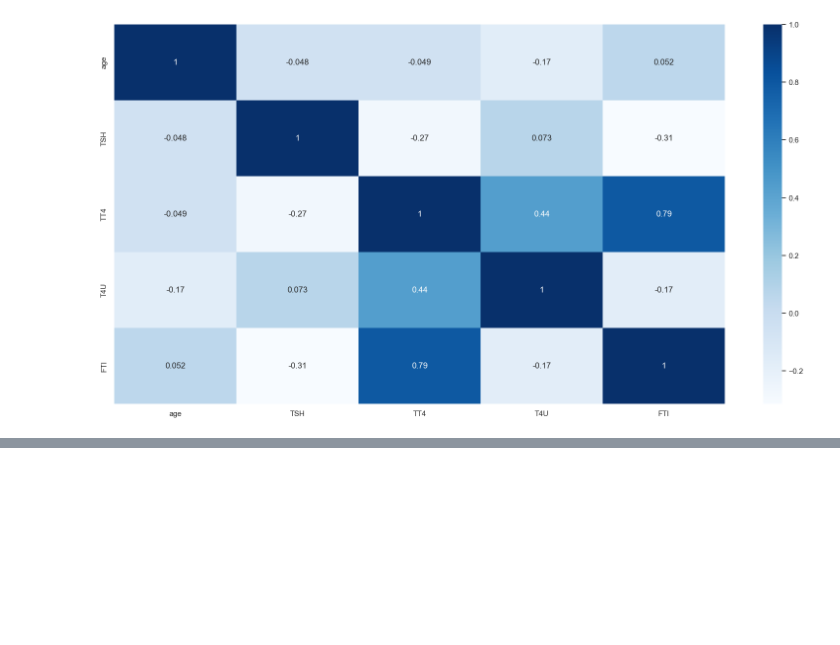
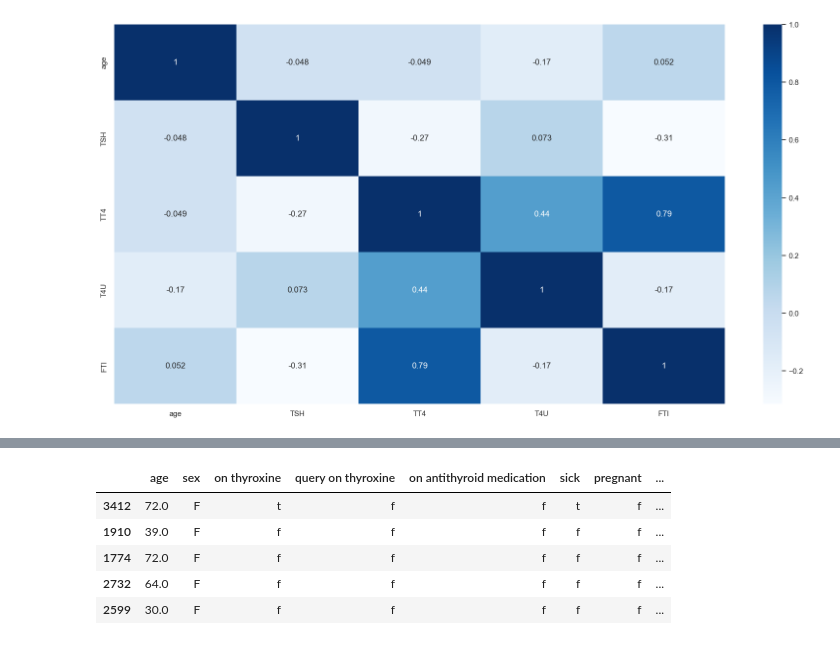
Before and after one commit to DSCI-310-2023/dsci-310-group-17, a Jupyter notebook: analysis.ipynb, the cells around one changed output, grey strips where cells are left out. Cells and saved outputs as stored; diff of their text form; code cells hidden in the pictures; blank space fills up the shorter version.

```diff
--- a/analysis.ipynb
+++ b/analysis.ipynb
@@ -151,0 +162,13 @@ Figure 2: Realization of class counts
+# %%
+## Splitting data
+X = hypo_clean.drop(columns = "binaryClass")
+y = hypo_clean['binaryClass']
+X_train, X_test, y_train, y_test = train_test_split(X, y, test_size = 0.3)
+X_train.head()
+# %% [output]
+|  | age | sex | on thyroxine | query on thyroxine | on antithyroid medication | sick | pregnant | ... |
+| 3412 | 72.0 | F | t | f | f | t | f | ... |
+| 1910 | 39.0 | F | f | f | f | f | f | ... |
+| 1774 | 72.0 | F | f | f | f | f | f | ... |
+| 2732 | 64.0 | F | f | f | f | f | f | ... |
+| 2599 | 30.0 | F | f | f | f | f | f | ... |
```
Also changed, not shown: parts of 14 cells of this notebook.
